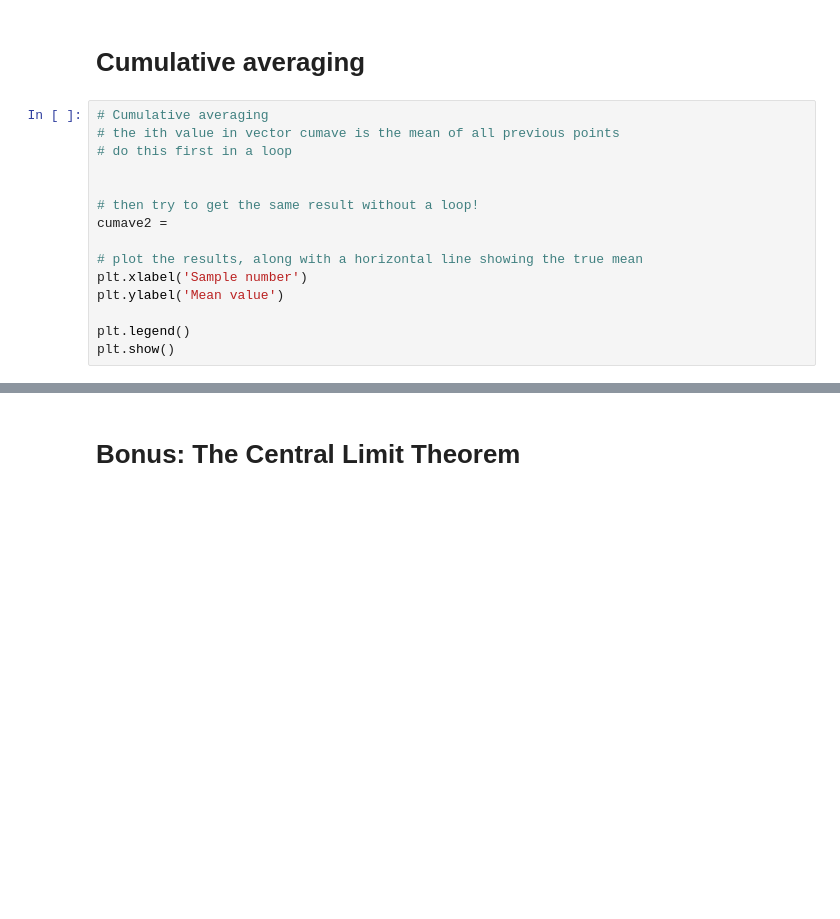
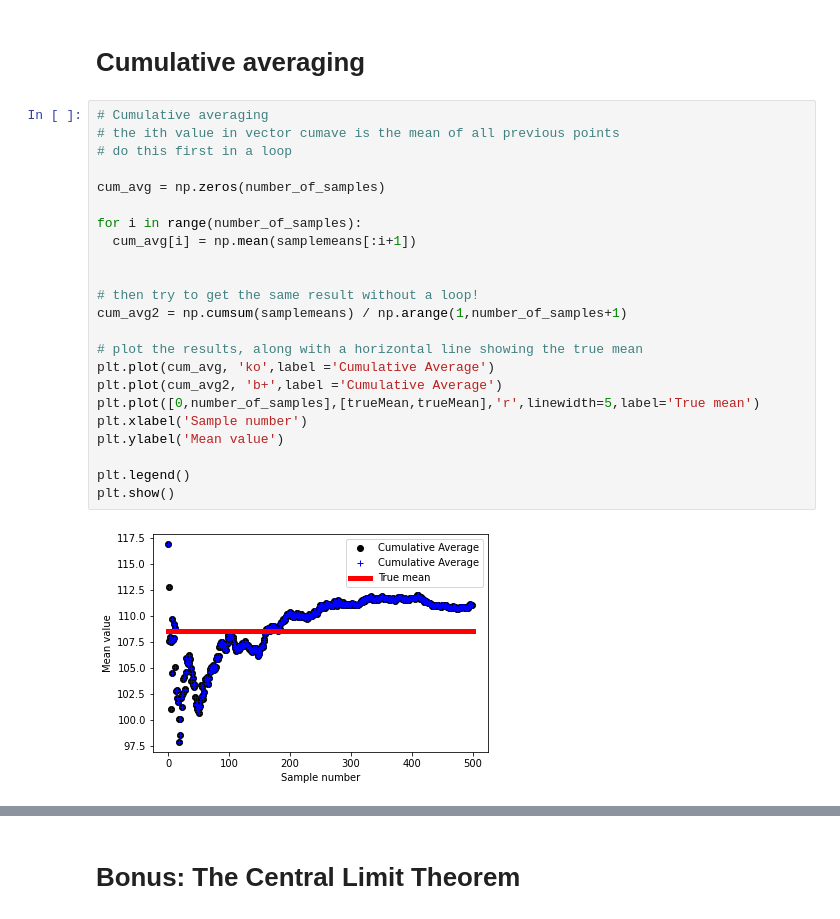
Before and after one commit to mdabushad/law_of_large_numbers, a Jupyter notebook: LawLargeNumber.ipynb, the cells around one changed output, grey strips where cells are left out. Cells and saved outputs as stored; diff of their text form; blank space fills up the shorter version.

```diff
--- a/LawLargeNumber.ipynb
+++ b/LawLargeNumber.ipynb
@@ -101,18 +99,28 @@ plt.show()
 # %%
 # Cumulative averaging
 # the ith value in vector cumave is the mean of all previous points
 # do this first in a loop
 
+cum_avg = np.zeros(number_of_samples)
+
+for i in range(number_of_samples):
+  cum_avg[i] = np.mean(samplemeans[:i+1])
+
 
 # then try to get the same result without a loop!
-cumave2 =
+cum_avg2 = np.cumsum(samplemeans) / np.arange(1,number_of_samples+1)
 
 # plot the results, along with a horizontal line showing the true mean
+plt.plot(cum_avg, 'ko',label ='Cumulative Average')
+plt.plot(cum_avg2, 'b+',label ='Cumulative Average')
+plt.plot([0,number_of_samples],[trueMean,trueMean],'r',linewidth=5,label='True mean')
 plt.xlabel('Sample number')
 plt.ylabel('Mean value')
 
 plt.legend()
 plt.show()
+# %% [output]
+[figure, added]
 # %%
 # compute the squared divergence from the true mean,
 # repeated over 100 iterations
```
Also changed, not shown: parts of 9 cells of this notebook.
